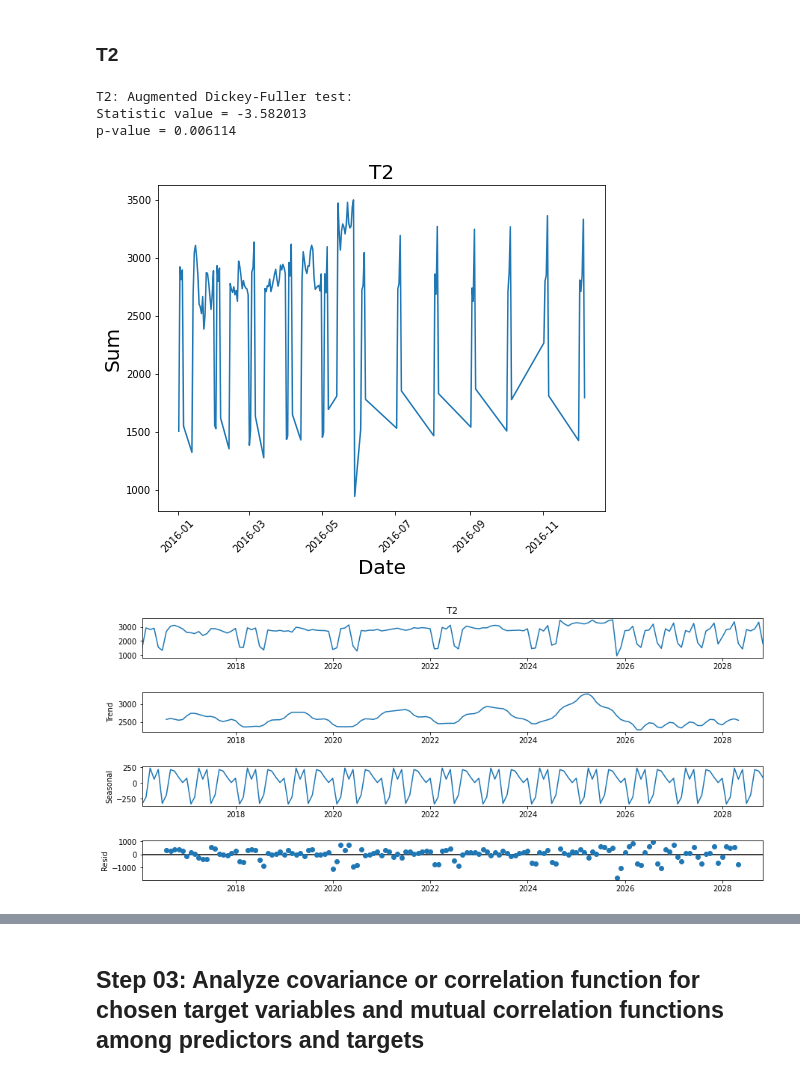
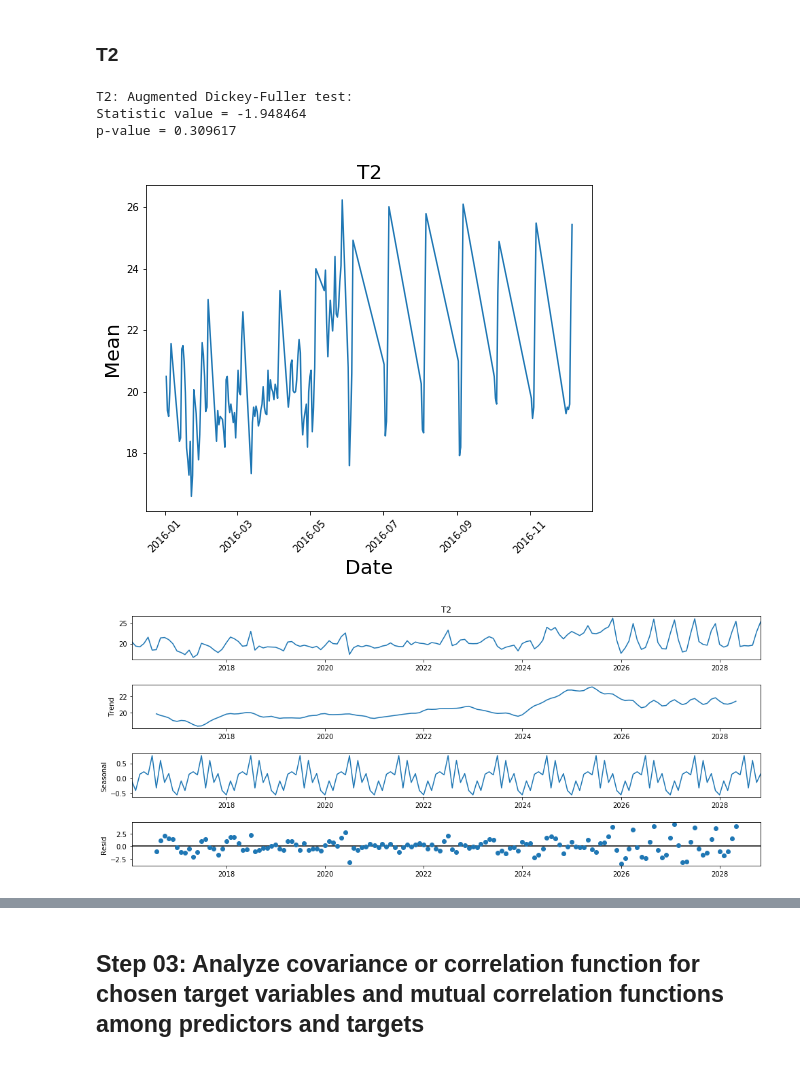
Before and after one commit to Nemat-Allah-Aloush/Multivariate_Data_Analysis, a Jupyter notebook: lab_04.ipynb, the cells around one changed output, grey strips where cells are left out. Saved outputs shown, nothing was run; the diff lists cells and outputs as text; code cells hidden in the pictures.

```diff
--- a/lab_04.ipynb
+++ b/lab_04.ipynb
@@ -42,5 +43,10 @@ sample_energydata=energydata[[ 'date','T2', 'RH_2','T6','T_out']]
 df_sample_colomn_energydata = pd.DataFrame(sample_energydata)
 # %%
 #timestamps to daily
-df_sample_colomn_energydata['date']=pd.to_datetime(df_sample_colomn_energydata['date'])
+df_sample_colomn_energydata['date']=pd.to_datetime(df_sample_colomn_energydata['date'], infer_datetime_format=True )
 df_sample_colomn_energydata['date']=df_sample_colomn_energydata['date'].dt.round('1d')
+# %%
+# Aggregation data
+df_daily=df_sample_colomn_energydata.groupby('date', as_index=False).agg({"T2": "median","T5": "median","T6": "median","T_out": "median" }) # median
+df_daily=df_daily.sort_values('date')
+df_daily.index=pd.date_range(freq="m",start=df_daily["date"][0],periods=len(df_daily['date']))
@@ -47,26 +73,33 @@ df_sample_colomn_energydata['date']=df_sample_colomn_energydata['date'].dt.round
+# %%
+print(df_daily)
+diff = difference(dataset=df_daily['T2'], interval=1)
+v=df_daily['T2'].add(diff)
+#print(df_daily)
+df_daily.drop('T2',axis=1)
+v.name='new T2'
+df_daily['new T2']=(v)
+print(df_daily)
 # %% [markdown]
 ## Step 02: Stationarity of a process (for mathematical expectation and variance)
 # %%
-def stationarity(col_name):
-    #aggregation
-    df_daily_T2=df_sample_colomn_energydata.groupby('date', as_index=False).agg({col_name: "avg"}) # median
-    df_daily_T2=df_daily_T2.sort_values('date')
+def stationarity(col_name,df):
+    # #### diff = difference(dataset=df_daily_T2['T2'], interval=1)
+    # #### df_daily_T2['T2']=df_daily_T2['T2']-diff
     #plotting
     plt.figure(figsize=(8, 6))
-    plt.plot(df_daily_T2['date'],df_daily_T2[col_name])
+    plt.plot(df['date'],df[col_name])
     plt.xticks(rotation=45)
     plt.xlabel(u'Date', fontsize = 20)
-    plt.ylabel(u'Sum', fontsize = 20)
+    plt.ylabel(u'Mean', fontsize = 20)
     plt.title(col_name, fontsize = 20)
     # Testing , lower p-value --> more stationary
-    result = smt.stattools.adfuller(df_daily_T2[col_name])
+    result = smt.stattools.adfuller(df[col_name])
     print(col_name+': Augmented Dickey-Fuller test:\nStatistic value = %5f\np-value = %5f' % (result[0], result[1]))
-    df_daily=df_daily_T2
-    df_daily.index=pd.date_range(freq="m",start=df_daily_T2["date"][0],periods=len(df_daily_T2["date"]))
+    # df.index=pd.date_range(freq="m",start=df["date"][0],periods=len(df["date"]))
     #moving average
-    result = seasonal_decompose((df_daily_T2[col_name]), model='additive')
+    result = seasonal_decompose((df[col_name]), model='additive')
     fig=result.plot()
     fig.set_figheight(6)
     fig.set_figwidth(14)
     plt.show()
-    return df_daily_T2
+    return df
@@ -80,10 +106,10 @@ def difference(dataset, interval):
 # %% [markdown]
 ### T2
 # %%
-df_daily_T2=stationarity('T2')
+df_daily_T2=stationarity('T2',df_daily)
 # %% [output]
 T2: Augmented Dickey-Fuller test:
-Statistic value = -3.582013
-p-value = 0.006114
+Statistic value = -1.948464
+p-value = 0.309617
-[figure, old version]
+[figure, new version]
-[figure, old version]
+[figure, new version]
```
Also changed, not shown: parts of 55 cells of this notebook.
